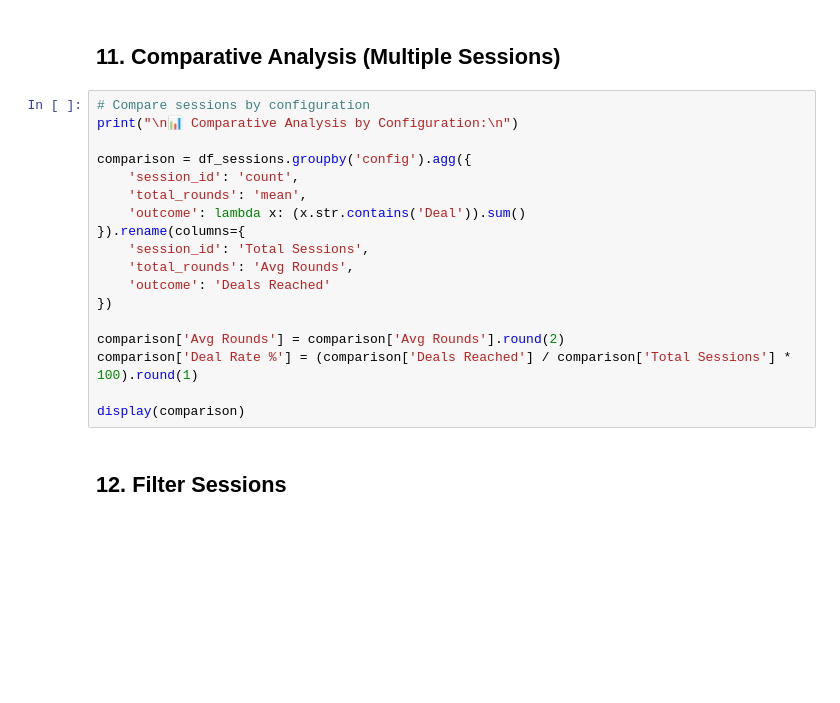
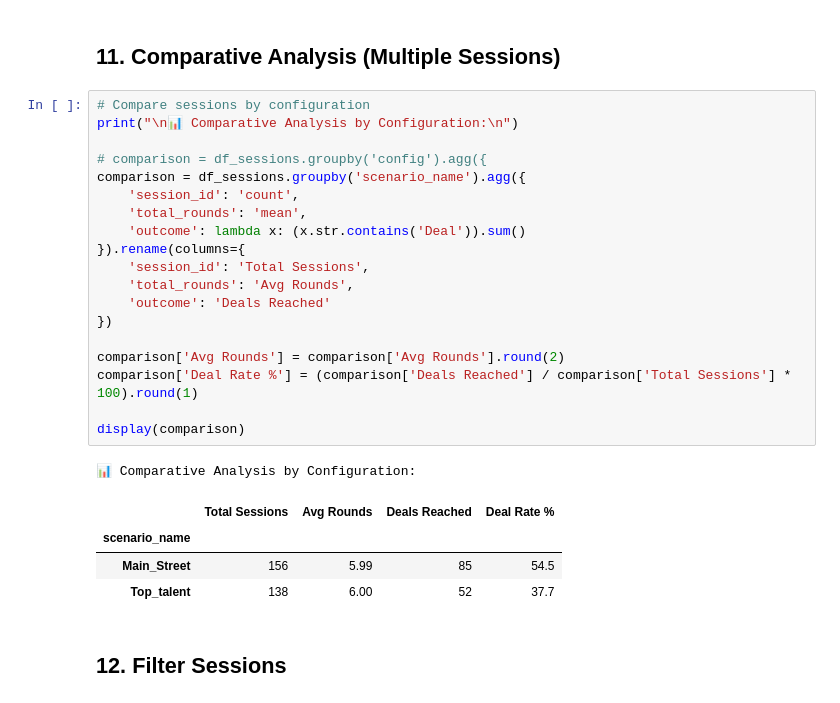
Before and after one commit to Sasha-Cui/negotiation-backend, a Jupyter notebook: analyze_negotiations.ipynb, the cells around one changed output. Cells and saved outputs as stored; diff of their text form; blank space fills up the shorter version.

```diff
--- a/analyze_negotiations.ipynb
+++ b/analyze_negotiations.ipynb
@@ -357,21 +417,28 @@ if selected_session_id != "YOUR_SESSION_ID_HERE" and len(session) > 0:
 # %%
 # Compare sessions by configuration
 print("\n📊 Comparative Analysis by Configuration:\n")
 
-comparison = df_sessions.groupby('config').agg({
+# comparison = df_sessions.groupby('config').agg({
+comparison = df_sessions.groupby('scenario_name').agg({
     'session_id': 'count',
     'total_rounds': 'mean',
     'outcome': lambda x: (x.str.contains('Deal')).sum()
 }).rename(columns={
     'session_id': 'Total Sessions',
     'total_rounds': 'Avg Rounds',
     'outcome': 'Deals Reached'
 })
 
 comparison['Avg Rounds'] = comparison['Avg Rounds'].round(2)
 comparison['Deal Rate %'] = (comparison['Deals Reached'] / comparison['Total Sessions'] * 100).round(1)
 
 display(comparison)
+# %% [output]
+📊 Comparative Analysis by Configuration:
+|  | Total Sessions | Avg Rounds | Deals Reached | Deal Rate % |
+| scenario_name |  |  |  |  |
+| Main_Street | 156 | 5.99 | 85 | 54.5 |
+| Top_talent | 138 | 6.00 | 52 | 37.7 |
 # %% [markdown]
 ## 12. Filter Sessions
 # %%
```
Also changed, not shown: parts of 7 cells of this notebook, 9 other files.
